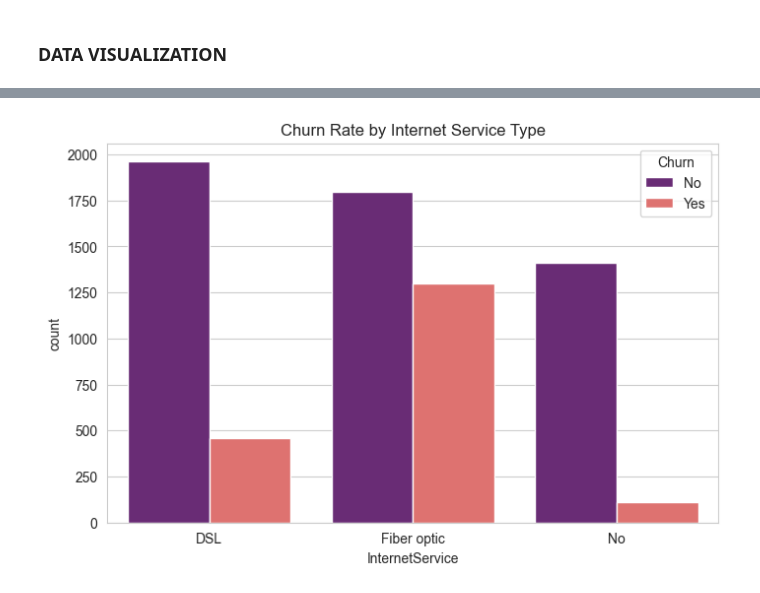
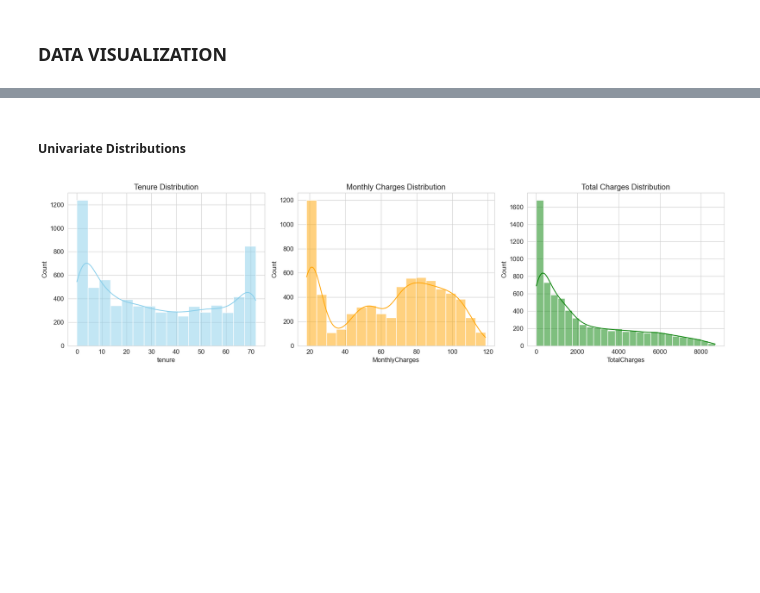
Before and after one commit to Pudamya/CM2604_ML_CW_2425595, a Jupyter notebook: pre_processing.ipynb, the cells around one changed output, grey strips where cells are left out. Drawn from its saved outputs; the diff is of its cells as text; code cells hidden in the pictures; blank space fills up the shorter version.

```diff
--- a/pre_processing.ipynb
+++ b/pre_processing.ipynb
@@ -251,11 +265,23 @@ plt.show()
-# %%
-# Does Internet Service Type Impact Churn?
-plt.figure(figsize=(8, 5))
-sns.countplot(x='InternetService', hue='Churn', data=df, palette='magma')
-plt.title('Churn Rate by Internet Service Type')
-plt.show()
-
-# Insight: Look at 'Fiber optic'. If the orange bar (Churn=Yes) is disproportionately high,
-# it suggests technical issues or pricing dissatisfaction with that specific service.
-# %% [output]
-[figure, removed]
+# %% [markdown]
+##### Univariate Distributions
+# %%
+# Numerical Features Distribution
+# The sample plots numerical features to see their shape (Normal vs Skewed).
+fig, axes = plt.subplots(1, 3, figsize=(18, 5))
+
+# Tenure
+sns.histplot(df['tenure'], kde=True, ax=axes[0], color='skyblue')
+axes[0].set_title('Tenure Distribution')
+
+# Monthly Charges
+sns.histplot(df['MonthlyCharges'], kde=True, ax=axes[1], color='orange')
+axes[1].set_title('Monthly Charges Distribution')
+
+# Total Charges
+sns.histplot(df['TotalCharges'], kde=True, ax=axes[2], color='green')
+axes[2].set_title('Total Charges Distribution')
+
+plt.tight_layout()
+plt.show()
+# %% [output]
+[figure, added]
```
Also changed, not shown: parts of 39 cells of this notebook.
